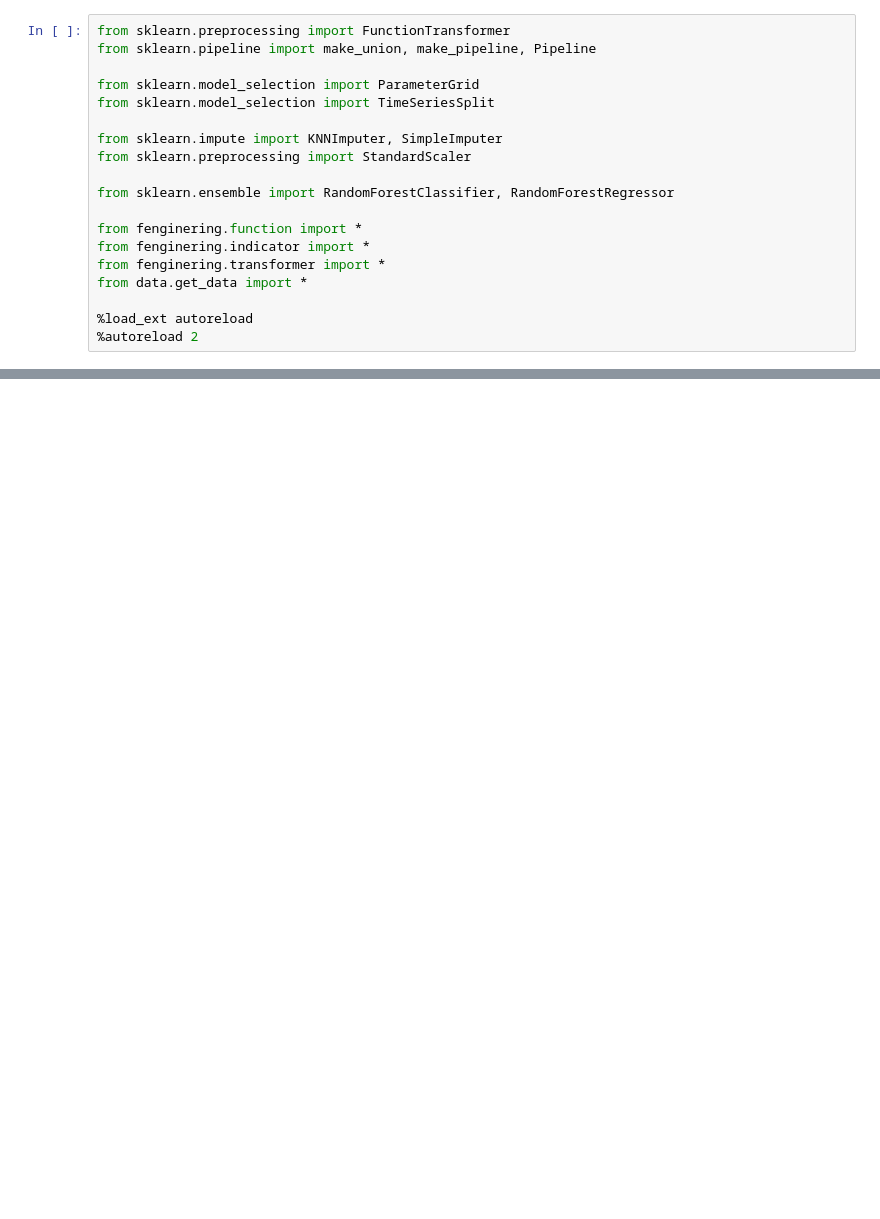
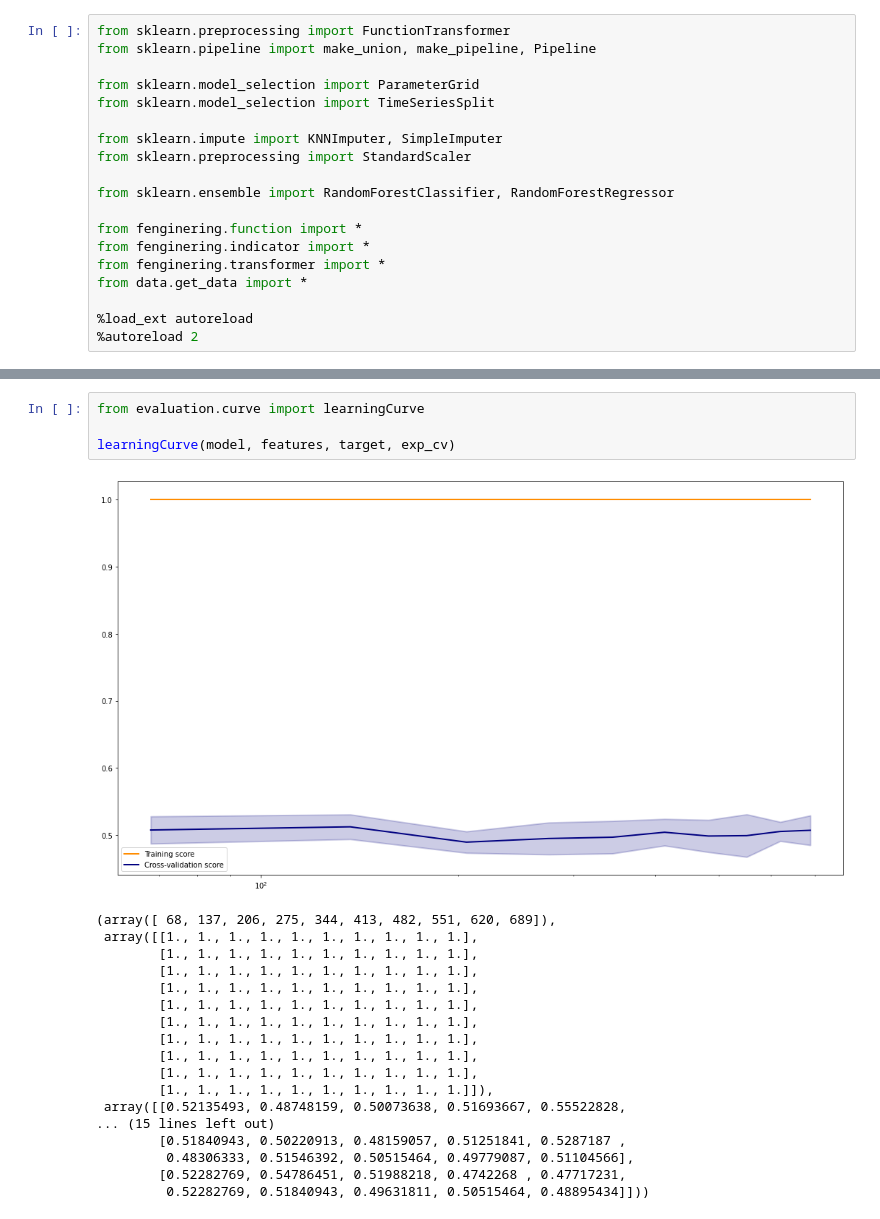
Before and after one commit to cedTrad/MachineLearning_Trading, a Jupyter notebook: Strategy.ipynb, the cells around one changed output, grey strips where cells are left out. Saved outputs shown, nothing was run; the diff lists cells and outputs as text; blank space fills up the shorter version.

```diff
--- a/Strategy.ipynb
+++ b/Strategy.ipynb
@@ -168,0 +168,23 @@ Indicators.fit_transform(data)
+# %%
+from evaluation.curve import learningCurve
+
+learningCurve(model, features, target, exp_cv)
+# %% [output]
+[figure, added]
+(array([ 68, 137, 206, 275, 344, 413, 482, 551, 620, 689]),
+ array([[1., 1., 1., 1., 1., 1., 1., 1., 1., 1.],
+        [1., 1., 1., 1., 1., 1., 1., 1., 1., 1.],
+        [1., 1., 1., 1., 1., 1., 1., 1., 1., 1.],
+        [1., 1., 1., 1., 1., 1., 1., 1., 1., 1.],
+        [1., 1., 1., 1., 1., 1., 1., 1., 1., 1.],
+        [1., 1., 1., 1., 1., 1., 1., 1., 1., 1.],
+        [1., 1., 1., 1., 1., 1., 1., 1., 1., 1.],
+        [1., 1., 1., 1., 1., 1., 1., 1., 1., 1.],
+        [1., 1., 1., 1., 1., 1., 1., 1., 1., 1.],
+        [1., 1., 1., 1., 1., 1., 1., 1., 1., 1.]]),
+ array([[0.52135493, 0.48748159, 0.50073638, 0.51693667, 0.55522828,
+... (15 lines left out)
+        [0.51840943, 0.50220913, 0.48159057, 0.51251841, 0.5287187 ,
+         0.48306333, 0.51546392, 0.50515464, 0.49779087, 0.51104566],
+        [0.52282769, 0.54786451, 0.51988218, 0.4742268 , 0.47717231,
+         0.52282769, 0.51840943, 0.49631811, 0.50515464, 0.48895434]]))
```
Also changed, not shown: parts of 37 cells of this notebook, 15 other files.
